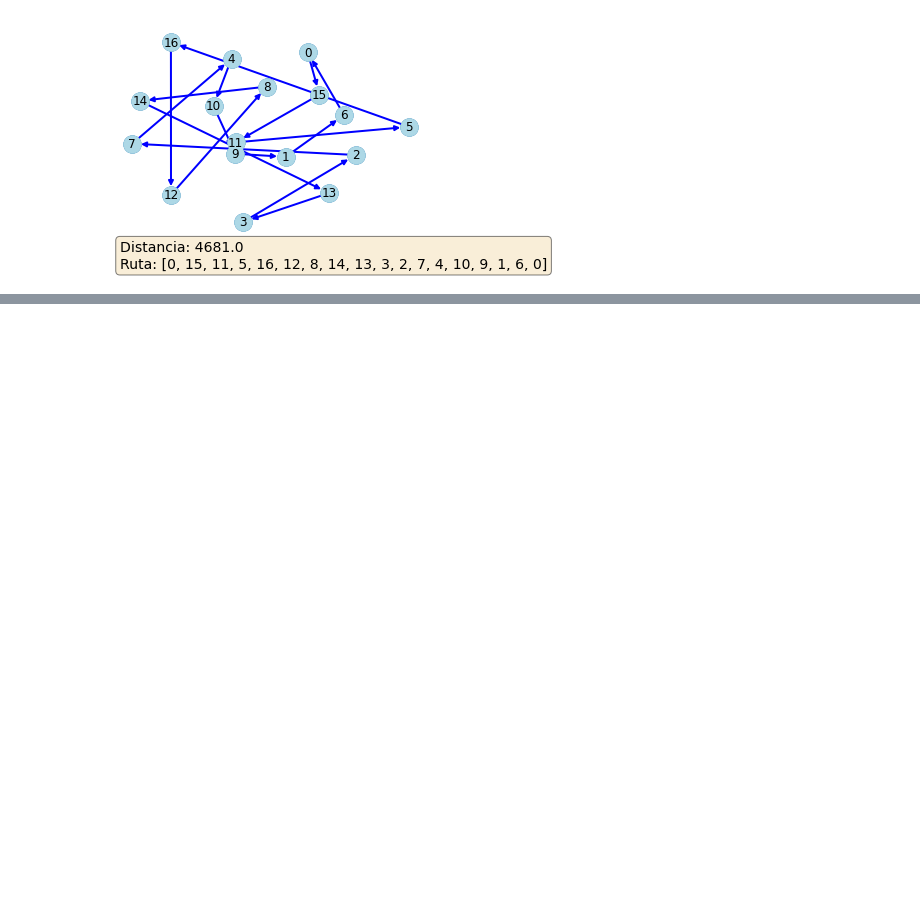
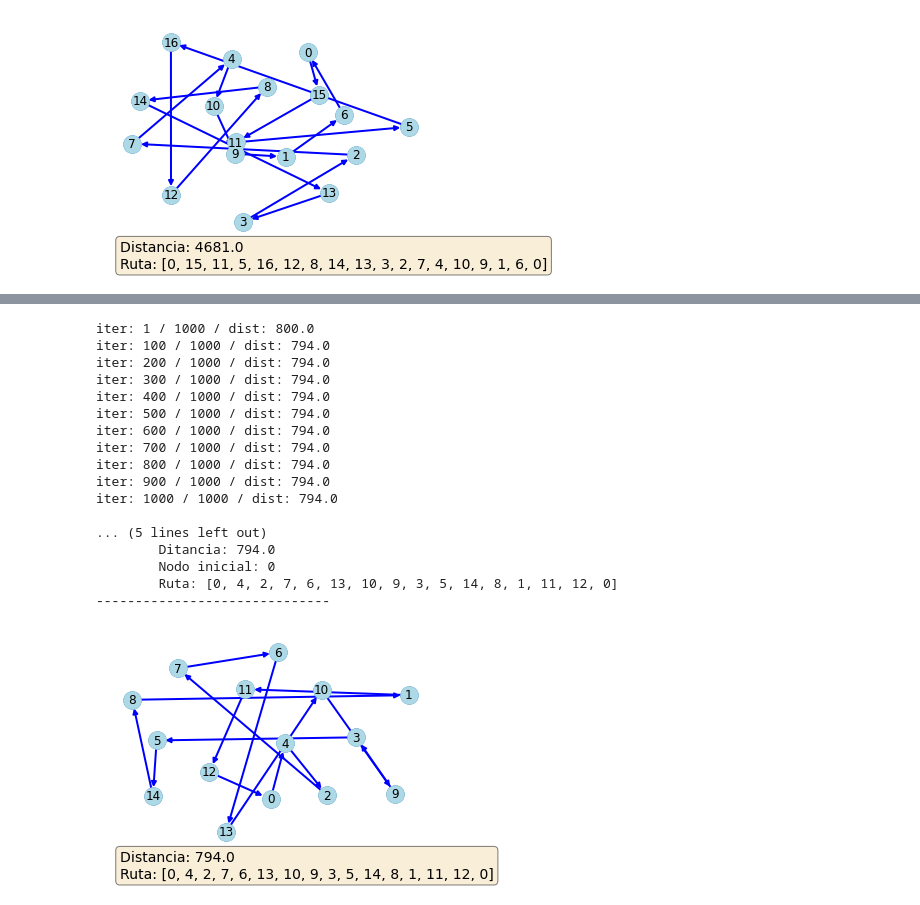
Before and after one commit to optimizacion-2-2021-1-gh-classroom/practica-1-segunda-parte-ltejadal, a Jupyter notebook: notebooks/implementacion_ejemplo.ipynb, the cells around one changed output, grey strips where cells are left out. Cells and saved outputs as stored; diff of their text form; code cells hidden in the pictures; blank space fills up the shorter version.

```diff
--- a/notebooks/implementacion_ejemplo.ipynb
+++ b/notebooks/implementacion_ejemplo.ipynb
@@ -64,0 +133,22 @@ ruta, dist = ant_colony(G, dic_dists, init=0, ants=3, max_iter=500, verbose=20)
+# %%
+# antcolony
+ruta, dist = ant_colony(G, lenghts, init=0, ants=10, max_iter=1000, verbose=100)
+# %% [output]
+iter: 1 / 1000 / dist: 800.0
+iter: 100 / 1000 / dist: 794.0
+iter: 200 / 1000 / dist: 794.0
+iter: 300 / 1000 / dist: 794.0
+iter: 400 / 1000 / dist: 794.0
+iter: 500 / 1000 / dist: 794.0
+iter: 600 / 1000 / dist: 794.0
+iter: 700 / 1000 / dist: 794.0
+iter: 800 / 1000 / dist: 794.0
+iter: 900 / 1000 / dist: 794.0
+iter: 1000 / 1000 / dist: 794.0
+
+... (5 lines left out)
+        Ditancia: 794.0
+        Nodo inicial: 0
+        Ruta: [0, 4, 2, 7, 6, 13, 10, 9, 3, 5, 14, 8, 1, 11, 12, 0]
+------------------------------
+[figure, added]
```
Also changed, not shown: parts of 10 cells of this notebook.
